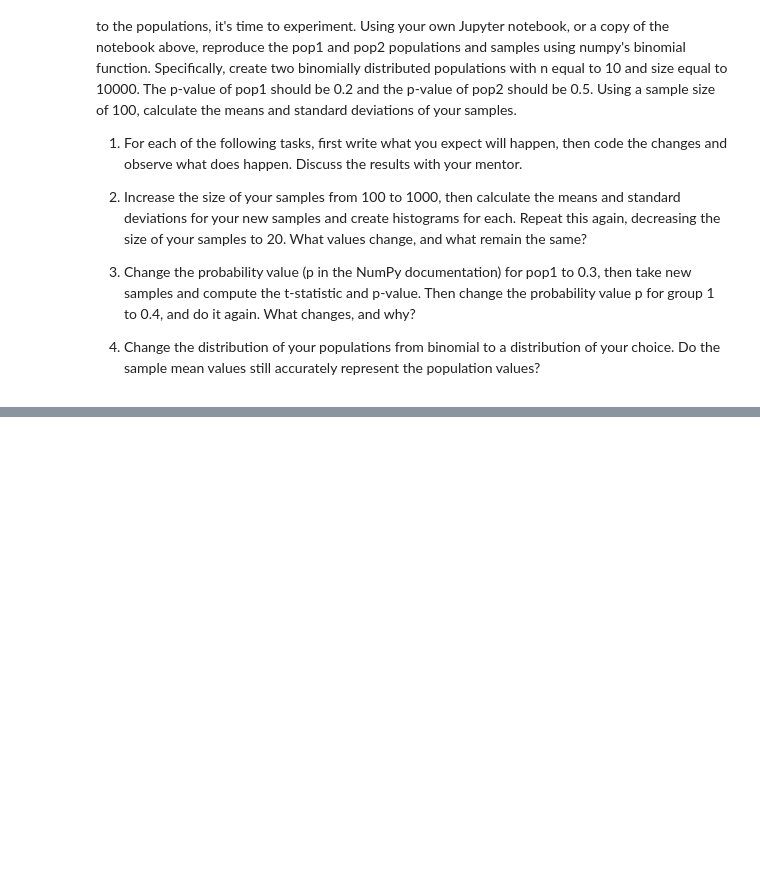
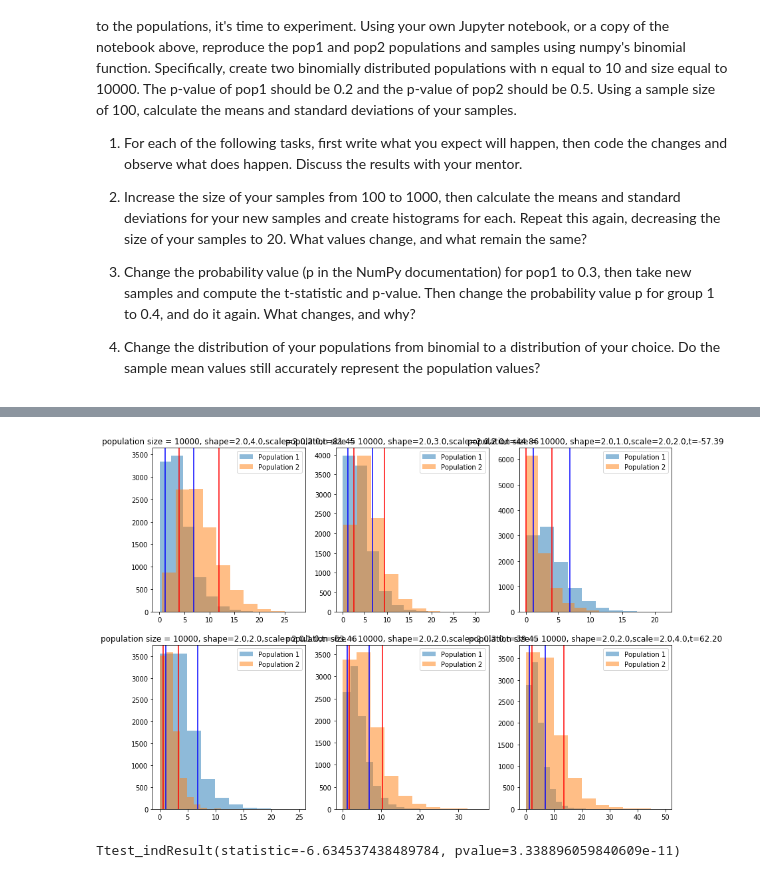
Before and after one commit to ergonyc/Practice-python-exercises, a Jupyter notebook: CLTexamples-7.9/CLT_example.ipynb, the cells around one changed output, grey strips where cells are left out. Cells and saved outputs as stored; diff of their text form; code cells hidden in the pictures; blank space fills up the shorter version.

```diff
--- a/CLTexamples-7.9/CLT_example.ipynb
+++ b/CLTexamples-7.9/CLT_example.ipynb
@@ -28,0 +143,55 @@ print('Results will vary depending on random seed.  In general, stats should sho
+# %%
+def plot_gamma_disttest(nsamp=100,shape1=2.,shape2=3.,scale1=2.,scale2=2.):
+    pop1 = np.random.gamma(shape1, scale1, nsamp)
+    pop2 = np.random.gamma(shape2, scale2, nsamp)
+    plt.hist(pop1, alpha=0.5, label='Population 1')
+    plt.hist(pop2, alpha=0.5, label='Population 2')
+    plt.legend(loc='upper right')
+    tstat = my_ttest(pop1,pop2);
+    mean1 = np.mean(pop1)
+    sd1 = np.std(pop1)
+    mean2 = np.mean(pop2)
+    sd2 = np.std(pop2)
+    plt.axvline(x=mean1+sd1, color='blue')
+    plt.axvline(x=mean1-sd1, color='blue')
+    plt.axvline(x=mean2+sd2, color='red')
+    plt.axvline(x=mean2-sd2, color='red')
+    title_str = 'population size = {0}, shape={1:.1f},{2:.1f},scale={3:.1f},{4:.1f},t={5:.2f}'.format(
+        nsamp,shape1,shape2,scale1,scale2,tstat)
+    plt.title( title_str )
+# %%
+
+plt.subplot(2,3,1)
+plot_gamma_disttest(nsamp=10000,shape1=2.,shape2=4.,scale1=2.,scale2=2.)
+plt.subplot(2,3,2)
+plot_gamma_disttest(nsamp=10000,shape1=2.,shape2=3.,scale1=2.,scale2=2.)
+
+plt.subplot(2,3,3)
+plot_gamma_disttest(nsamp=10000,shape1=2.,shape2=1.,scale1=2.,scale2=2.)
+
+plt.subplot(2,3,4)
+plot_gamma_disttest(nsamp=10000,shape1=2.,shape2=2.,scale1=2.,scale2=1.)
+
+plt.subplot(2,3,5)
+plot_gamma_disttest(nsamp=10000,shape1=2.,shape2=2.,scale1=2.,scale2=3.)
+
+plt.subplot(2,3,6)
+plot_gamma_disttest(nsamp=10000,shape1=2.,shape2=2.,scale1=2.,scale2=4.)
+
+fig = plt.gcf()
+fig.set_size_inches(14,10)
+
+plt.show()
+# %% [output]
+[figure, added]
+# %%
+nsamp=10000
+shape1=2.
+shape2=2.
+scale1=2.
+scale2=2.1
+pop1 = np.random.gamma(shape1, scale1, nsamp)
+pop2 = np.random.gamma(shape2, scale2, nsamp)
+ttest_ind(pop1, pop2, equal_var=False)
+# %% [output]
+Ttest_indResult(statistic=-6.634537438489784, pvalue=3.338896059840609e-11)
```
Also changed, not shown: parts of 11 cells of this notebook.
